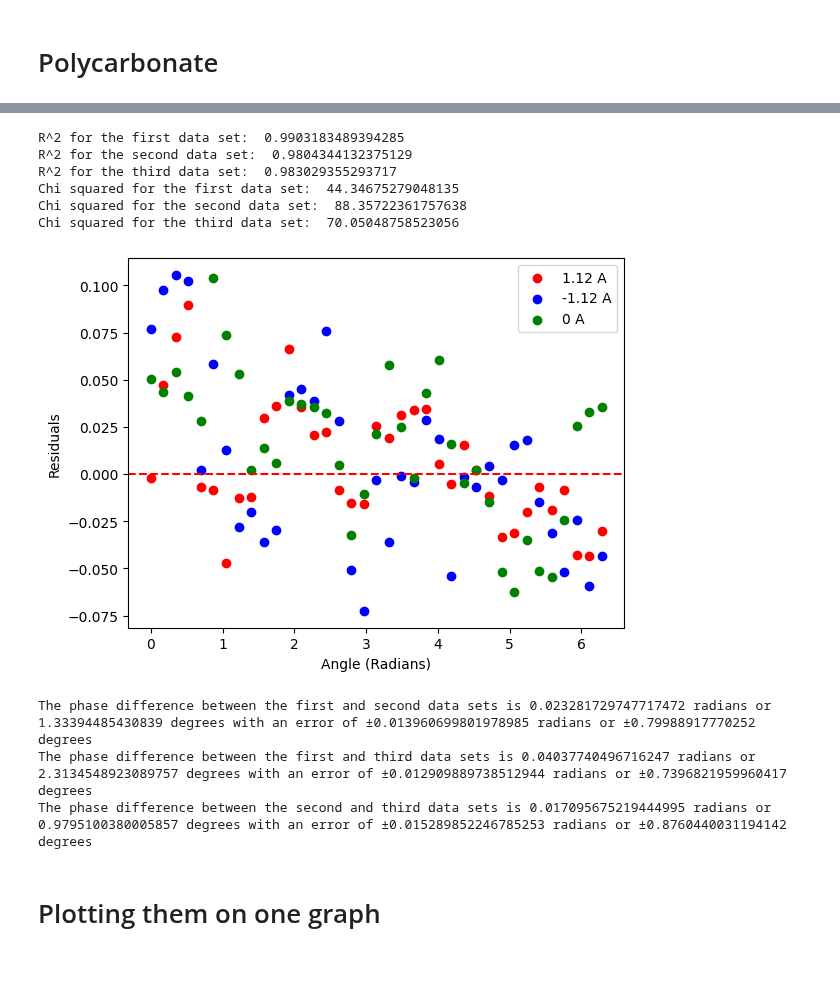
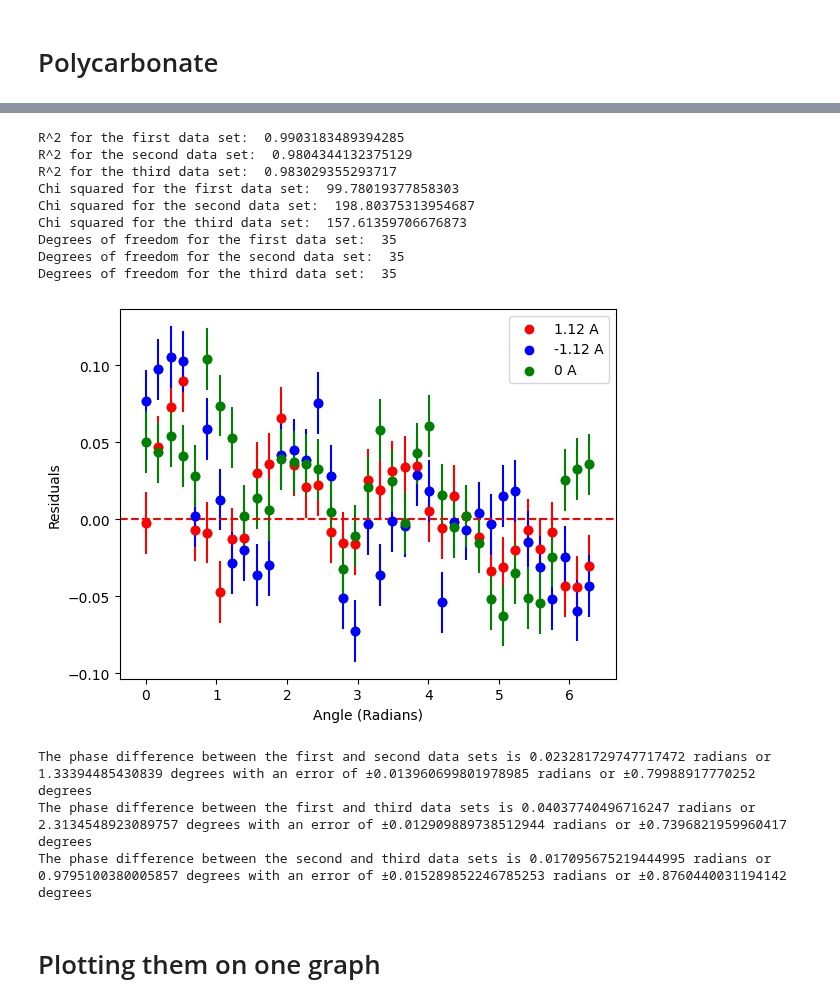
Before and after one commit to ChristianArgueta/PHSX-616, a Jupyter notebook: Faraday.ipynb, the cells around one changed output, grey strips where cells are left out. Saved outputs shown, nothing was run; the diff lists cells and outputs as text; code cells hidden in the pictures; blank space fills up the shorter version.

```diff
--- a/Faraday.ipynb
+++ b/Faraday.ipynb
@@ -134,7 +134,7 @@ angle9 = np.radians(angle9)
 
 #Error bars
 errorx_degrees = 3
-errory = 0.03
+errory = 0.02
 errorx_radians = np.radians(errorx_degrees)
 # %%
 # Creating a function to fit the data cos^2(theta - phi)
@@ -266,11 +274,6 @@ Voltage3 = (Voltage3 - np.min(Voltage3)) / (np.max(Voltage3) - np.min(Voltage3))
 angle1 = np.radians(angle1)
 angle2 = np.radians(angle2)
 angle3 = np.radians(angle3)
-
-# Error bars
-errorx_degrees = 3  # Degrees error is likely a typo as 3 radians is a large value, assuming it should be 0.03 or similar small value
-errorx_radians = np.radians(errorx_degrees)  # Convert degrees error to radians
-errory = 0.03  # Normalized y-error assuming it remains constant
 # %%
 # Creating a function to fit the data cos^2(theta - phi)
 def cos_sq(x, a, b):
@@ -335,11 +338,16 @@ print('Chi squared for the third data set: ', chi_squared6)
 dof4 = len(angle1) - 2
 dof5 = len(angle2) - 2
 dof6 = len(angle3) - 2
-
+print('Degrees of freedom for the first data set: ', dof4)
+print('Degrees of freedom for the second data set: ', dof5)
+print('Degrees of freedom for the third data set: ', dof6)
 #Plot the residuals
 plt.scatter(angle1, residuals4, color='red', label='1.12 A')
+plt.errorbar(angle1, residuals4, xerr=errorx_radians, yerr=errory, fmt='o', color='red')
 plt.scatter(angle2, residuals5, color='blue', label='-1.12 A')
+plt.errorbar(angle2, residuals5, xerr=errorx_radians, yerr=errory, fmt='o', color='blue')
 plt.scatter(angle3, residuals6, color='green', label='0 A')
+plt.errorbar(angle3, residuals6, xerr=errorx_radians, yerr=errory, fmt='o', color='green')
 plt.axhline(y=0, color='r', linestyle='--')
 plt.xlabel('Angle (Radians)')
 plt.ylabel('Residuals')
@@ -350,37 +358,40 @@ plt.show()
 phase_diff4_rad = np.abs(popt4[1] - popt5[1])
 phase_diff5_rad = np.abs(popt4[1] - popt6[1])
 phase_diff6_rad = np.abs(popt5[1] - popt6[1])
 
 phase_diff4_deg = np.degrees(phase_diff4_rad)
 phase_diff5_deg = np.degrees(phase_diff5_rad)
 phase_diff6_deg = np.degrees(phase_diff6_rad)
 
 sigma_b4 = np.sqrt(pcov4[1][1])  # Error in parameter b from first fit
 sigma_b5 = np.sqrt(pcov5[1][1])  # Error in parameter b from second fit
 sigma_b6 = np.sqrt(pcov6[1][1])  # Error in parameter b from third fit
 
 # Error propagation for the phase differences
 sigma_phase_diff4_rad = np.sqrt(sigma_b4**2 + sigma_b5**2)
 sigma_phase_diff5_rad = np.sqrt(sigma_b4**2 + sigma_b6**2)
 sigma_phase_diff6_rad = np.sqrt(sigma_b5**2 + sigma_b6**2)
 
 # Converting errors from radians to degrees
 sigma_phase_diff4_deg = np.degrees(sigma_phase_diff4_rad)
 sigma_phase_diff5_deg = np.degrees(sigma_phase_diff5_rad)
 sigma_phase_diff6_deg = np.degrees(sigma_phase_diff6_rad)
 
 # Print the phase shifts and their errors
 print(f'The phase difference between the first and second data sets is {phase_diff4_rad} radians or {phase_diff4_deg} degrees with an error of ±{sigma_phase_diff4_rad} radians or ±{sigma_phase_diff4_deg} degrees')
 print(f'The phase difference between the first and third data sets is {phase_diff5_rad} radians or {phase_diff5_deg} degrees with an error of ±{sigma_phase_diff5_rad} radians or ±{sigma_phase_diff5_deg} degrees')
 print(f'The phase difference between the second and third data sets is {phase_diff6_rad} radians or {phase_diff6_deg} degrees with an error of ±{sigma_phase_diff6_rad} radians or ±{sigma_phase_diff6_deg} degrees')
 # %% [output]
 R^2 for the first data set:  0.9903183489394285
 R^2 for the second data set:  0.9804344132375129
 R^2 for the third data set:  0.983029355293717
-Chi squared for the first data set:  44.34675279048135
-Chi squared for the second data set:  88.35722361757638
-Chi squared for the third data set:  70.05048758523056
+Chi squared for the first data set:  99.78019377858303
+Chi squared for the second data set:  198.80375313954687
+Chi squared for the third data set:  157.61359706676873
+Degrees of freedom for the first data set:  35
+Degrees of freedom for the second data set:  35
+Degrees of freedom for the third data set:  35
-[figure, old version]
+[figure, new version]
 The phase difference between the first and second data sets is 0.023281729747717472 radians or 1.33394485430839 degrees with an error of ±0.013960699801978985 radians or ±0.79988917770252 degrees
 The phase difference between the first and third data sets is 0.04037740496716247 radians or 2.3134548923089757 degrees with an error of ±0.012909889738512944 radians or ±0.7396821959960417 degrees
 The phase difference between the second and third data sets is 0.017095675219444995 radians or 0.9795100380005857 degrees with an error of ±0.015289852246785253 radians or ±0.8760440031194142 degrees
```
Also changed, not shown: parts of 6 cells of this notebook.
